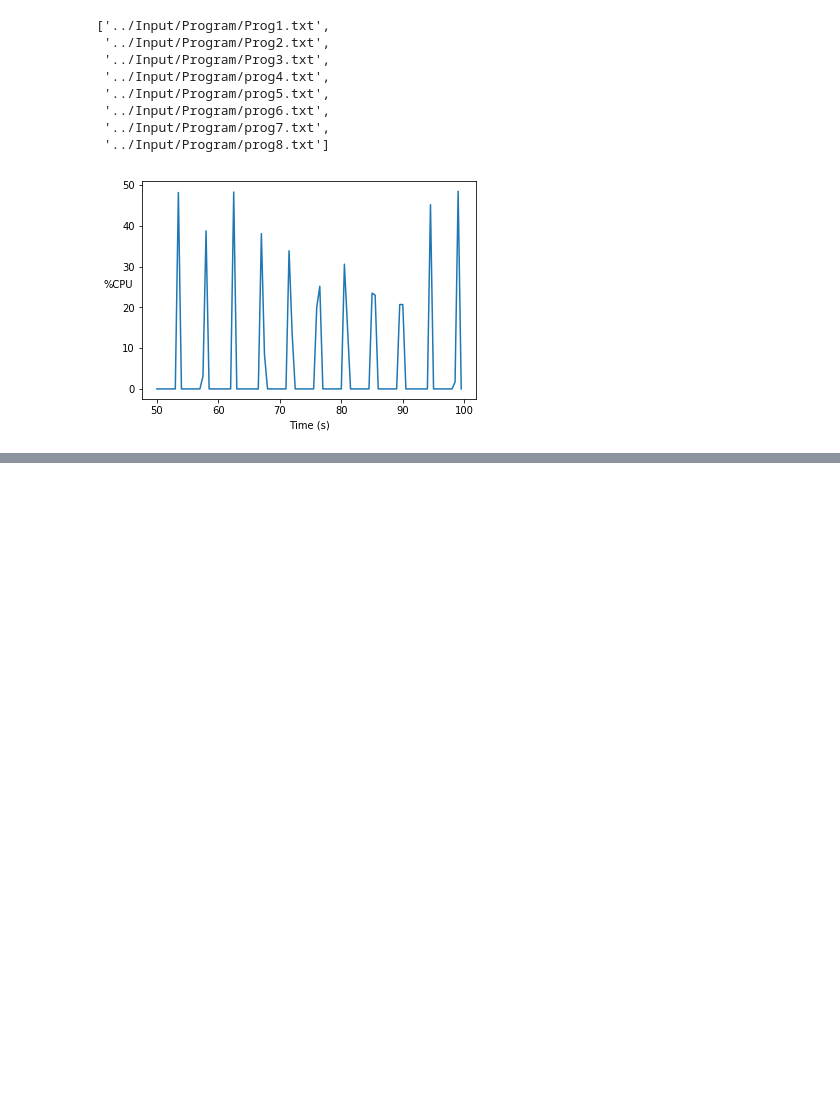
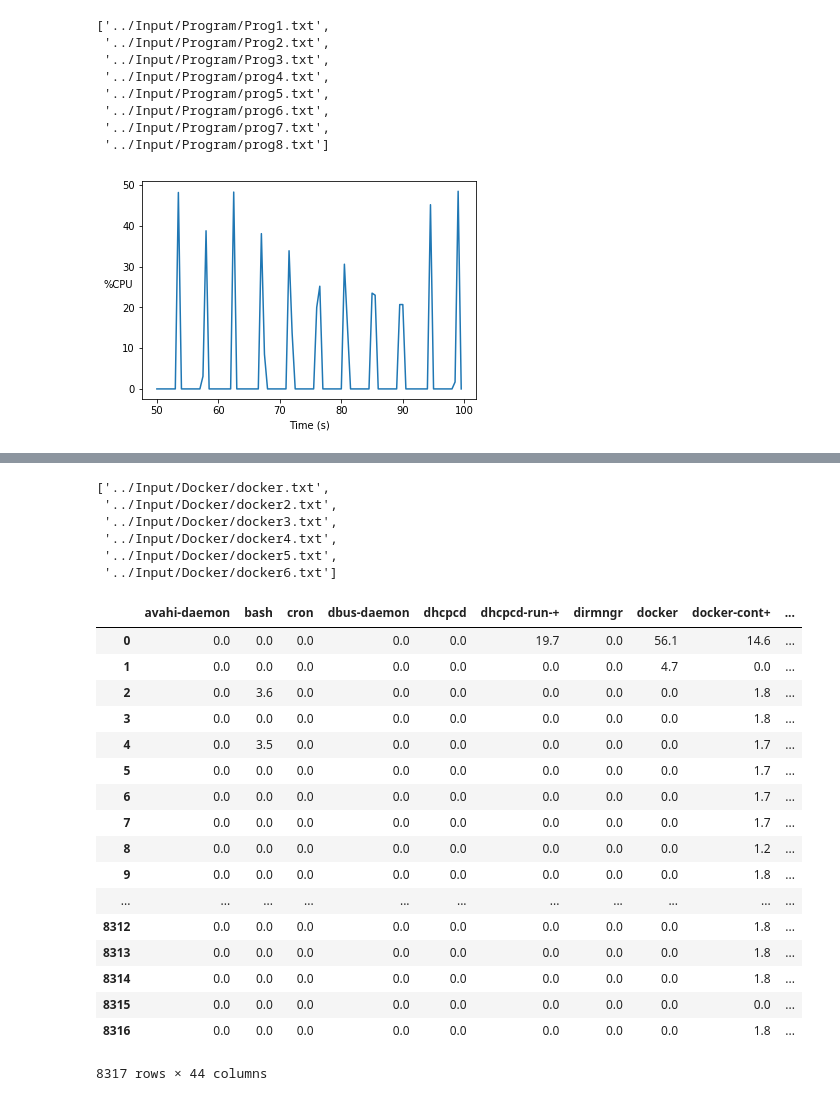
Before and after one commit to ThibaultHuyet/data_parsing, a Jupyter notebook: Notebooks/pandas_testing_top.ipynb, the cells around one changed output, grey strips where cells are left out. Cells and saved outputs as stored; diff of their text form; code cells hidden in the pictures; blank space fills up the shorter version.

```diff
--- a/Notebooks/pandas_testing_top.ipynb
+++ b/Notebooks/pandas_testing_top.ipynb
@@ -150,0 +109,9 @@ plt.show()
+# %%
+docker_files
+# %% [output]
+['../Input/Docker/docker.txt',
+ '../Input/Docker/docker2.txt',
+ '../Input/Docker/docker3.txt',
+ '../Input/Docker/docker4.txt',
+ '../Input/Docker/docker5.txt',
+ '../Input/Docker/docker6.txt']
@@ -150,0 +122,21 @@ plt.show()
+# %%
+cpu_frame
+# %% [output]
+|  | avahi-daemon | bash | cron | dbus-daemon | dhcpcd | dhcpcd-run-+ | dirmngr | docker | docker-cont+ | ... |
+| 0 | 0.0 | 0.0 | 0.0 | 0.0 | 0.0 | 19.7 | 0.0 | 56.1 | 14.6 | ... |
+| 1 | 0.0 | 0.0 | 0.0 | 0.0 | 0.0 | 0.0 | 0.0 | 4.7 | 0.0 | ... |
+| 2 | 0.0 | 3.6 | 0.0 | 0.0 | 0.0 | 0.0 | 0.0 | 0.0 | 1.8 | ... |
+| 3 | 0.0 | 0.0 | 0.0 | 0.0 | 0.0 | 0.0 | 0.0 | 0.0 | 1.8 | ... |
+| 4 | 0.0 | 3.5 | 0.0 | 0.0 | 0.0 | 0.0 | 0.0 | 0.0 | 1.7 | ... |
+| 5 | 0.0 | 0.0 | 0.0 | 0.0 | 0.0 | 0.0 | 0.0 | 0.0 | 1.7 | ... |
+| 6 | 0.0 | 0.0 | 0.0 | 0.0 | 0.0 | 0.0 | 0.0 | 0.0 | 1.7 | ... |
+| 7 | 0.0 | 0.0 | 0.0 | 0.0 | 0.0 | 0.0 | 0.0 | 0.0 | 1.7 | ... |
+| 8 | 0.0 | 0.0 | 0.0 | 0.0 | 0.0 | 0.0 | 0.0 | 0.0 | 1.2 | ... |
+| 9 | 0.0 | 0.0 | 0.0 | 0.0 | 0.0 | 0.0 | 0.0 | 0.0 | 1.8 | ... |
+| ... | ... | ... | ... | ... | ... | ... | ... | ... | ... | ... |
+| 8312 | 0.0 | 0.0 | 0.0 | 0.0 | 0.0 | 0.0 | 0.0 | 0.0 | 1.8 | ... |
+| 8313 | 0.0 | 0.0 | 0.0 | 0.0 | 0.0 | 0.0 | 0.0 | 0.0 | 1.8 | ... |
+| 8314 | 0.0 | 0.0 | 0.0 | 0.0 | 0.0 | 0.0 | 0.0 | 0.0 | 1.8 | ... |
+| 8315 | 0.0 | 0.0 | 0.0 | 0.0 | 0.0 | 0.0 | 0.0 | 0.0 | 0.0 | ... |
+| 8316 | 0.0 | 0.0 | 0.0 | 0.0 | 0.0 | 0.0 | 0.0 | 0.0 | 1.8 | ... |
+8317 rows × 44 columns
```
Also changed, not shown: parts of 12 cells of this notebook, 2 other files.
